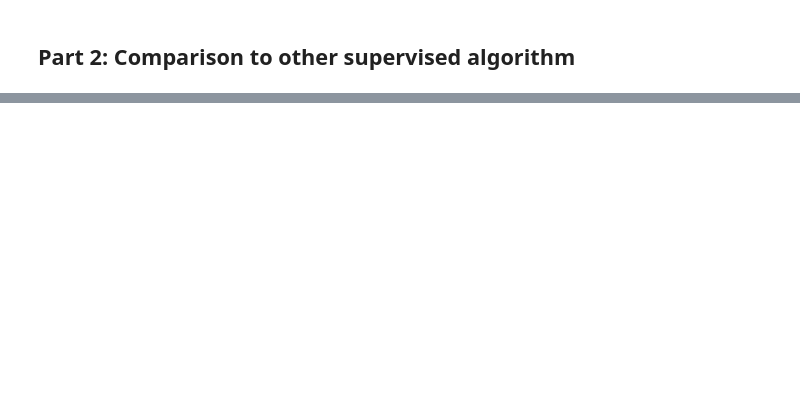
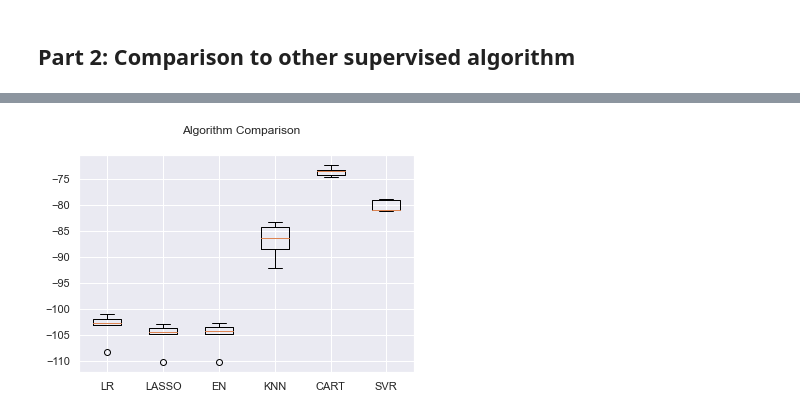
Before and after one commit to kscully-dotcom/msds650, a Jupyter notebook: week5/5_Assignment.ipynb, the cells around one changed output, grey strips where cells are left out. Saved outputs shown, nothing was run; the diff lists cells and outputs as text; code cells hidden in the pictures; blank space fills up the shorter version.

```diff
--- a/week5/5_Assignment.ipynb
+++ b/week5/5_Assignment.ipynb
@@ -641,0 +858,12 @@ For greatest accuracy a K-9 is best. [source](https://www.analyticsvidhya.com/bl
+# %%
+models = []
+models.append(('LR', LinearRegression()))
+models.append(('LASSO', Lasso()))
+models.append(('EN', ElasticNet()))
+models.append(('KNN', KNeighborsRegressor()))
+models.append(('CART', DecisionTreeRegressor()))
+models.append(('SVR', SVR(gamma='auto')))
+# %%
+seed = 42
+num_folds = 5
+scoring = 'neg_mean_squared_error'
@@ -641,0 +887,9 @@ For greatest accuracy a K-9 is best. [source](https://www.analyticsvidhya.com/bl
+# %%
+fig = pyplot.figure()
+fig.suptitle('Algorithm Comparison')
+ax = fig.add_subplot(111)
+pyplot.boxplot(results)
+ax.set_xticklabels(names)
+pyplot.show()
+# %% [output]
+[figure, added]
```
Also changed, not shown: parts of 60 cells of this notebook, 1 other file.
